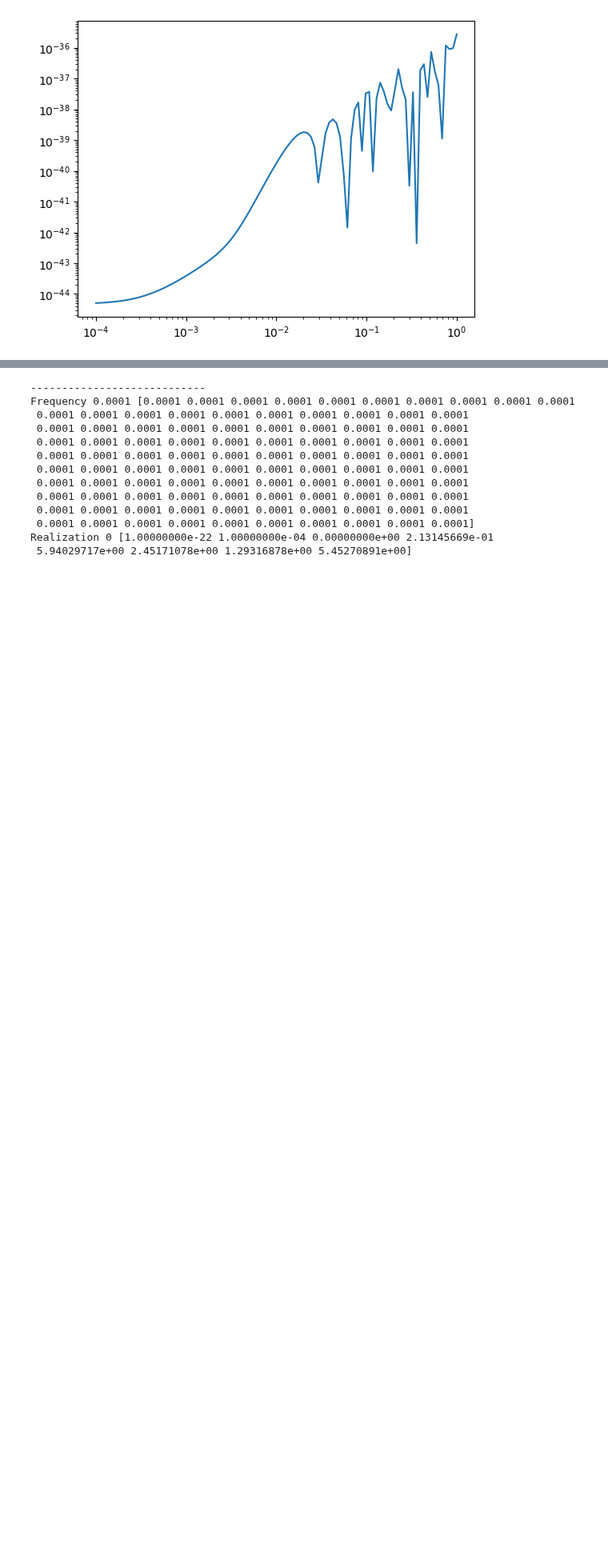
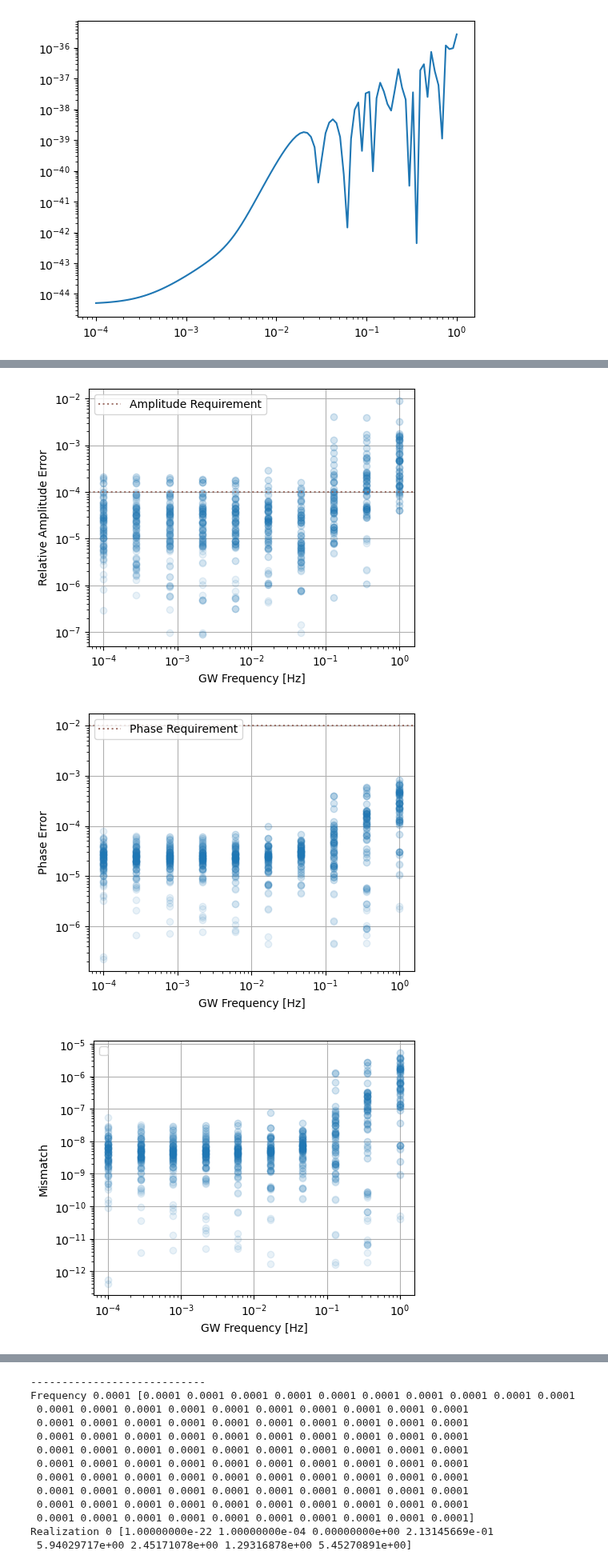
Before and after one commit to lorenzsp/ResponseRequirements, a Jupyter notebook: response_tutorial.ipynb, the cells around one changed output, grey strips where cells are left out. Shown at 80% size. Drawn from its saved outputs; the diff is of its cells as text; code cells hidden in the pictures; blank space fills up the shorter version.

Commit message:
reproduce olag results

```diff
--- a/response_tutorial.ipynb
+++ b/response_tutorial.ipynb
@@ -266,7 +264,7 @@ def perturbed_static_orbits(arm_lengths, armlength_error, rotation_error, transl
     perturbed_orbits = StaticConstellation(perturbed_positions[0], perturbed_positions[1], perturbed_positions[2])
     return perturbed_orbits
 
-def get_orbit(arm_lengths=[2.5e9, 2.5e9, 2.5e9], armlength_error=1, rotation_error=50e3, translation_error=50e3):
+def get_orbit(arm_lengths=[2.5e9, 2.5e9, 2.5e9], armlength_error=1, rotation_error=50e3, translation_error=50e3, dt=10.):
     porbit = perturbed_static_orbits(
         arm_lengths=arm_lengths,
         armlength_error=armlength_error,
@@ -274,7 +272,7 @@ def get_orbit(arm_lengths=[2.5e9, 2.5e9, 2.5e9], armlength_error=1, rotation_err
         translation_error=translation_error
     )
     porbit.write("temp_orbit.h5", dt=dt, size=int(T*YRSID_SI/dt), t0=0.0, mode="w")
-    return ESAOrbits("temp_orbit.h5",use_gpu=use_gpu)
+    return ESAOrbits("temp_orbit.h5",use_gpu=True)
 
 def create_orb_dev(delta_x, fpath, use_gpu):
     """
@@ -491,0 +613,4 @@ fdot = 0.0
+# %%
+tdi= 0
+temp_arr = np.asarray([el[tdi] for el in results_dict[gb_frequency[0]]])
+temp_arr.shape
@@ -491,0 +619,43 @@ fdot = 0.0
+# %%
+tdi = 0
+
+amp_ind = 0
+phase_ind = 1
+mism_ind = 2
+snr_ind = 3
+
+indices = {"Amplitude": amp_ind, "Phase": phase_ind, "Mismatch": mism_ind, "SNR": snr_ind, "Relative TDI Amplitude": 4, "TDI Phase": 5}
+ylabels = {"Amplitude": r"Relative Amplitude Error", "Phase": r"Phase Error", "Mismatch": "Mismatch", "SNR": "SNR", "Relative TDI Amplitude": r"Relative TDI Amplitude", "TDI Phase": r"TDI Phase"}
+requirements = {"Amplitude": 1e-4, "Phase": 1e-2, "Mismatch": None, "SNR": None, "Relative TDI Amplitude": 1e-4, "TDI Phase": 1e-2}
+colors = {"Amplitude": "C0", "Phase": "C1", "Mismatch": "C2"}
+
+for key, ind in indices.items():
+    plt.figure(figsize=(5, 4))
+    for f in gb_frequency:
+        temp_arr = np.asarray([el[tdi] for el in results_dict[f]])[:, 0, ind]
+        res_list = np.abs(temp_arr.flatten())
+
+        plt.plot(f*np.ones_like(res_list), res_list, "o", alpha=0.1, color="C0")
+
+        # res_median = np.median(res_list, axis=0)
+        # res_max = np.max(res_list, axis=0)
+        # res_min = np.min(res_list, axis=0)
+        # plt.plot(f, res_median, "P", alpha=0.8, color="C0", label=f"Median {key}" if f == gb_frequency[0] else None)
+        # plt.plot(f, res_max, "^", alpha=0.8, color="C2", label=f"Max {key}" if f == gb_frequency[0] else None)
+        # plt.plot(f, res_min, "v", alpha=0.8, color="C3", label=f"Min {key}" if f == gb_frequency[0] else None)
+
+    if requirements[key]:
+        plt.axhline(y=requirements[key], linestyle=":", color="C5", alpha=0.8, label=f"{key} Requirement")
+
+    plt.xscale("log")
+    plt.yscale("log")
+    plt.xlabel("GW Frequency [Hz]")
+    plt.ylabel(ylabels[key])
+    plt.legend(loc="upper left")
+    plt.tight_layout()
+    plt.grid()
+    plt.savefig(f"{key.lower()}_error_plot.png", dpi=300)
+# %% [output]
+[figure, added]
+[figure, added]
+[figure, added]
```
Also changed, not shown: parts of 15 cells of this notebook, 6 other files.
